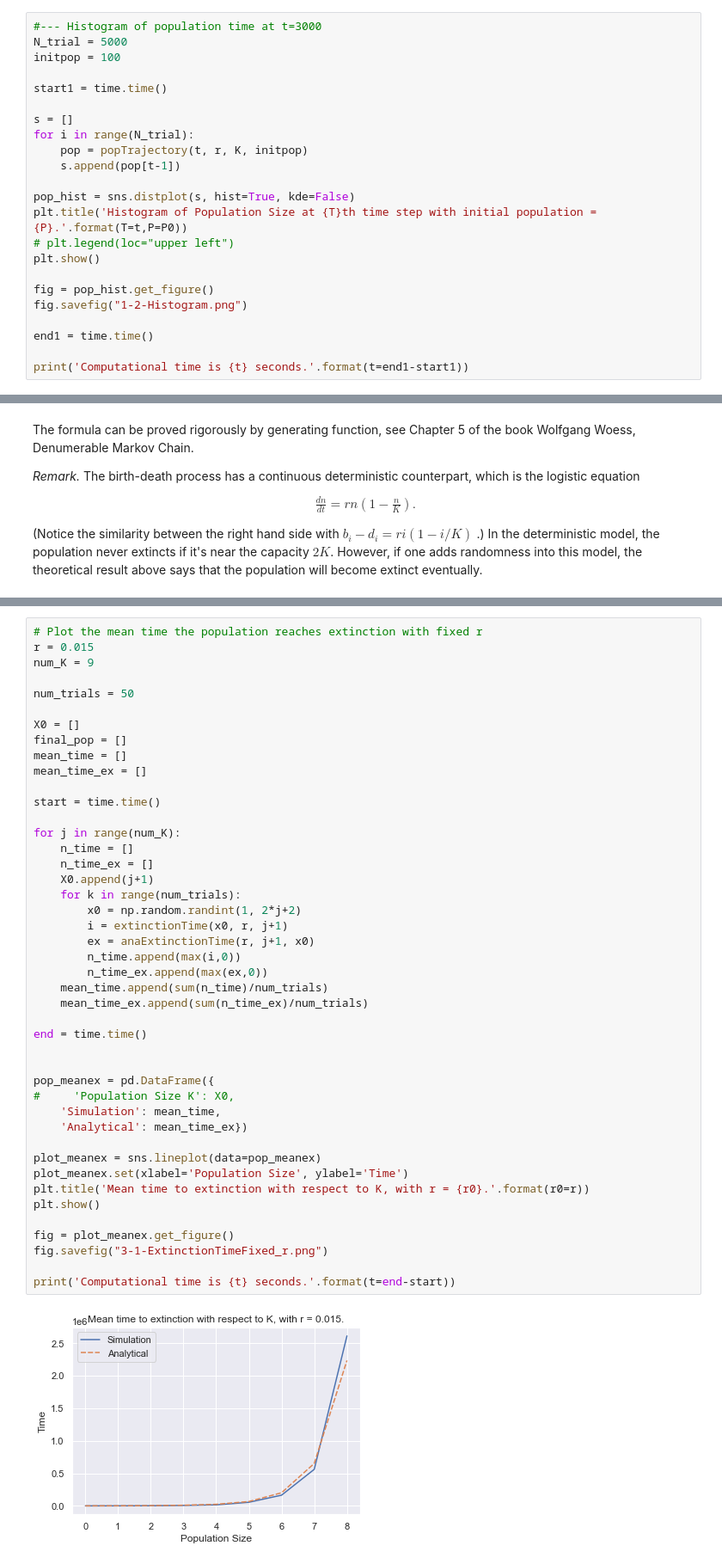
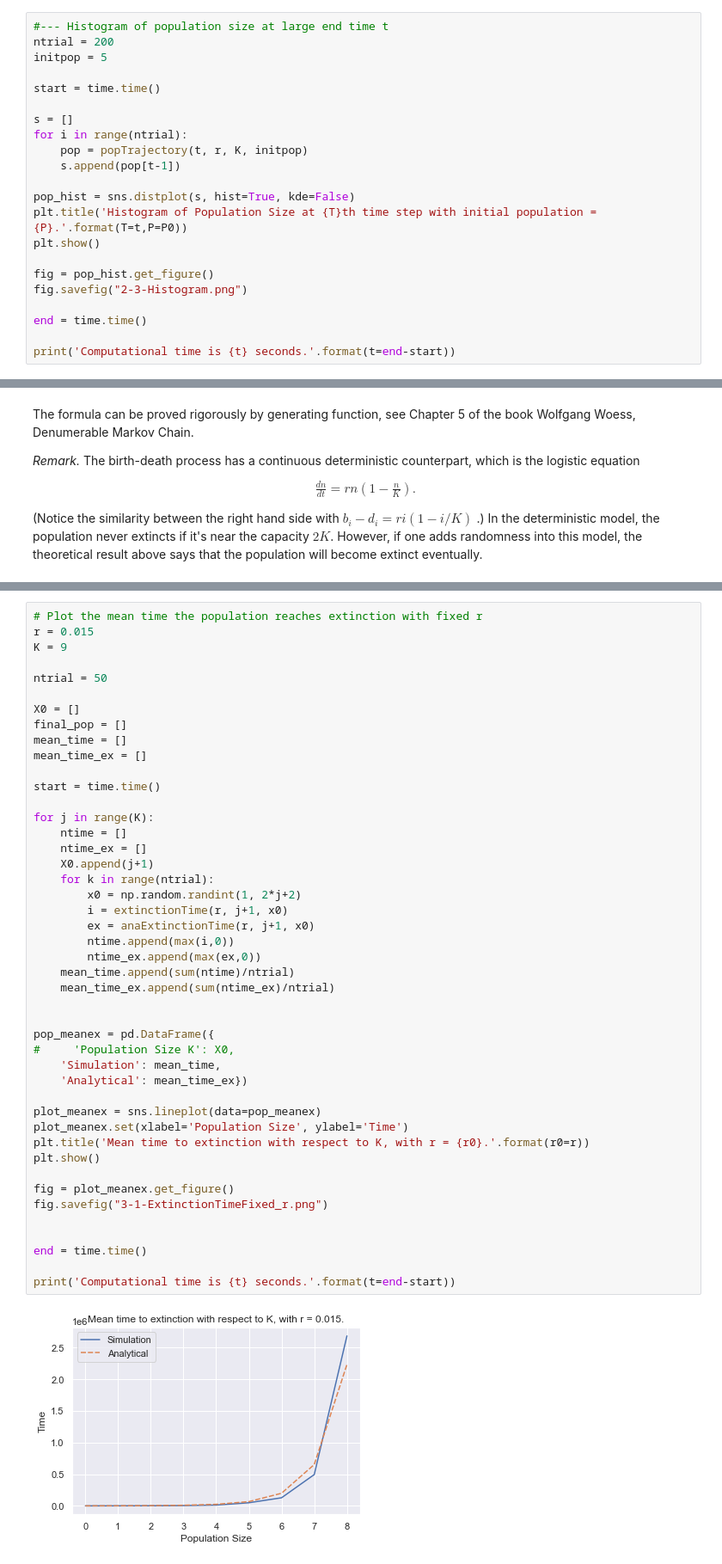
Before and after one commit to trienthuyendang/M6397-StochasticProcesses, a Jupyter notebook: Computational-challenges/CompChallenge2.ipynb, the cells around one changed output, grey strips where cells are left out. Shown: that part at 86% size. Drawn from its saved outputs; the diff is of its cells as text.

```diff
--- a/Computational-challenges/CompChallenge2.ipynb
+++ b/Computational-challenges/CompChallenge2.ipynb
@@ -113,24 +303,23 @@ Computational time is 2.7037999629974365 seconds.
 # %%
-#--- Histogram of population time at t=3000
-N_trial = 5000
-initpop = 100
+#--- Histogram of population size at large end time t
+ntrial = 200
+initpop = 5
 
-start1 = time.time()
+start = time.time()
 
 s = []
-for i in range(N_trial):
+for i in range(ntrial):
     pop = popTrajectory(t, r, K, initpop)
     s.append(pop[t-1])
 
 pop_hist = sns.distplot(s, hist=True, kde=False)
 plt.title('Histogram of Population Size at {T}th time step with initial population = {P}.'.format(T=t,P=P0))
-# plt.legend(loc="upper left")
 plt.show()
 
 fig = pop_hist.get_figure()
-fig.savefig("1-2-Histogram.png")
+fig.savefig("2-3-Histogram.png")
 
-end1 = time.time()
+end = time.time()
 
-print('Computational time is {t} seconds.'.format(t=end1-start1))
+print('Computational time is {t} seconds.'.format(t=end-start))
 # %% [output]
@@ -300,46 +407,47 @@ The expectation of extinction time is 6.469670296402451e+30 time steps.
 # %%
 # Plot the mean time the population reaches extinction with fixed r
 r = 0.015
-num_K = 9
+K = 9
 
-num_trials = 50
+ntrial = 50
 
 X0 = []
 final_pop = []
 mean_time = []
 mean_time_ex = []
 
 start = time.time()
 
-for j in range(num_K):
-    n_time = []
-    n_time_ex = []
+for j in range(K):
+    ntime = []
+    ntime_ex = []
     X0.append(j+1)
-    for k in range(num_trials):
+    for k in range(ntrial):
         x0 = np.random.randint(1, 2*j+2)
-        i = extinctionTime(x0, r, j+1)
+        i = extinctionTime(r, j+1, x0)
         ex = anaExtinctionTime(r, j+1, x0)
-        n_time.append(max(i,0))
-        n_time_ex.append(max(ex,0))
-    mean_time.append(sum(n_time)/num_trials)
-    mean_time_ex.append(sum(n_time_ex)/num_trials)
-
-end = time.time()
+        ntime.append(max(i,0))
+        ntime_ex.append(max(ex,0))
+    mean_time.append(sum(ntime)/ntrial)
+    mean_time_ex.append(sum(ntime_ex)/ntrial)
 
 
 pop_meanex = pd.DataFrame({
 #     'Population Size K': X0,
     'Simulation': mean_time,
     'Analytical': mean_time_ex})
 
 plot_meanex = sns.lineplot(data=pop_meanex)
 plot_meanex.set(xlabel='Population Size', ylabel='Time')
 plt.title('Mean time to extinction with respect to K, with r = {r0}.'.format(r0=r))
 plt.show()
 
 fig = plot_meanex.get_figure()
 fig.savefig("3-1-ExtinctionTimeFixed_r.png")
 
+
+end = time.time()
+
 print('Computational time is {t} seconds.'.format(t=end-start))
 # %% [output]
-[figure, old version]
+[figure, new version]
```
Also changed, not shown: parts of 25 cells of this notebook.
